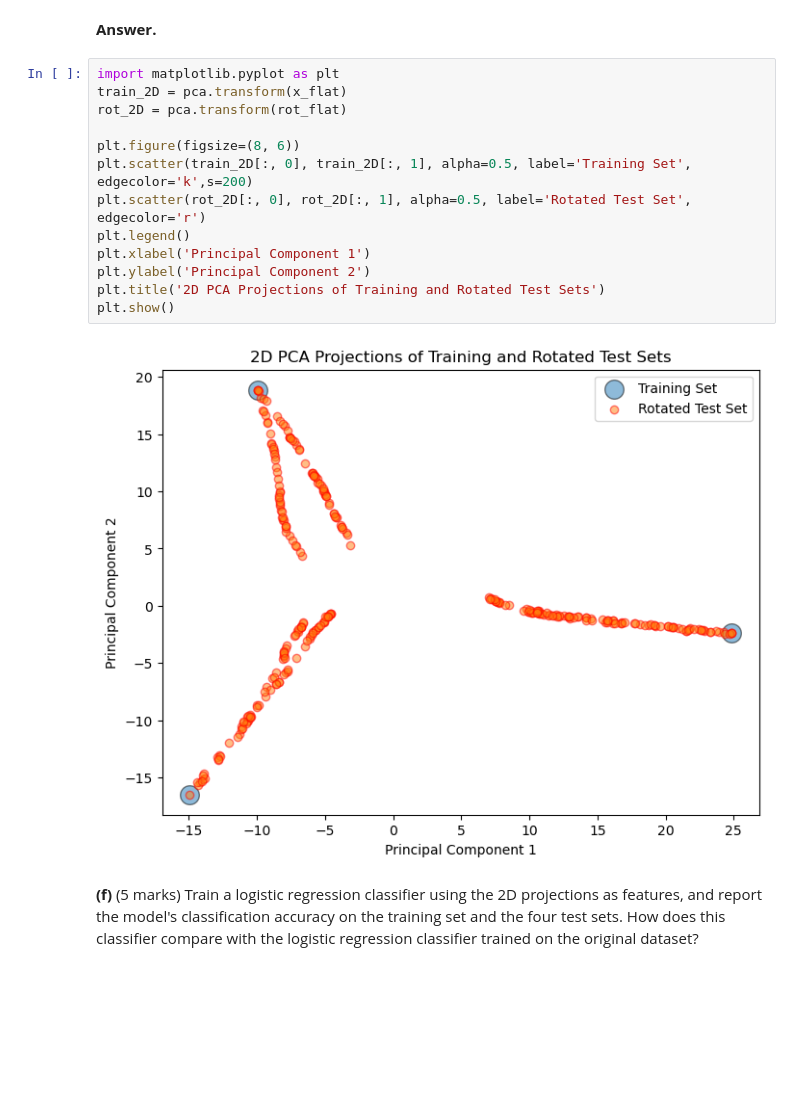
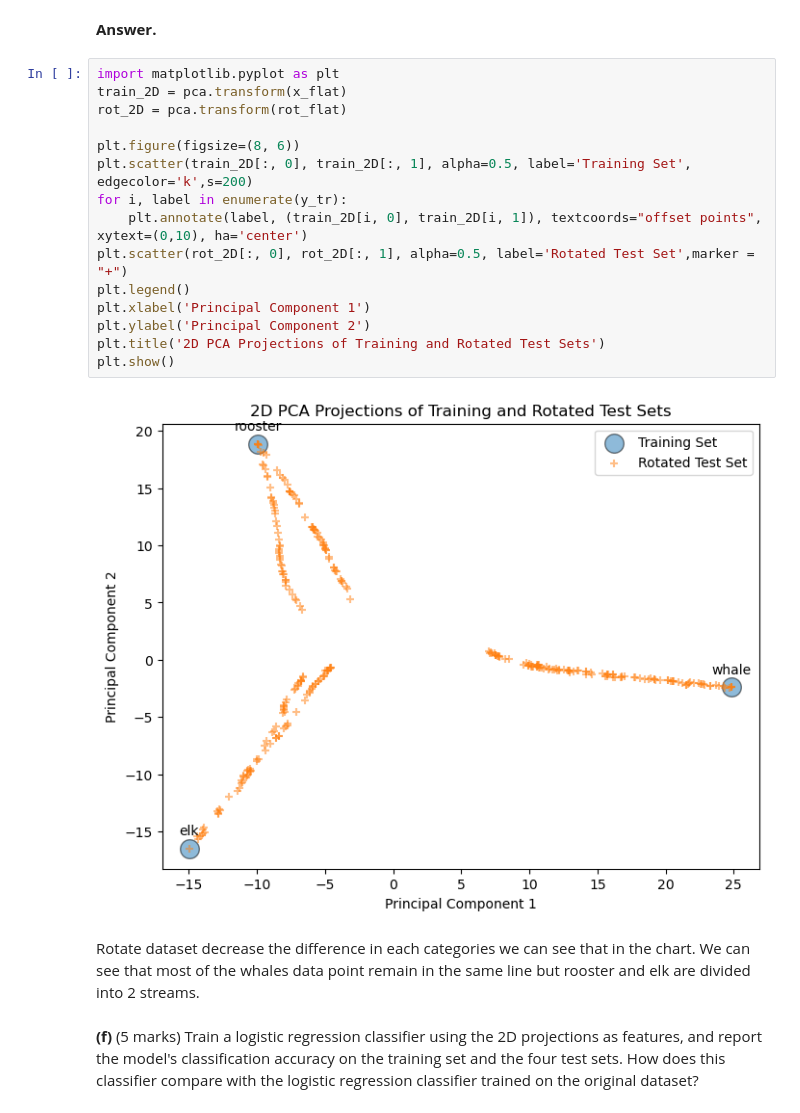
Before and after one commit to AAAZZZR/UQ_DL, a Jupyter notebook: A1.ipynb, the cells around one changed output. Drawn from its saved outputs; the diff is of its cells as text; blank space fills up the shorter version.

```diff
--- a/A1.ipynb
+++ b/A1.ipynb
@@ -360,18 +393,22 @@ plot_gallery(component_images, ['First' , 'Second'])
 # %%
 import matplotlib.pyplot as plt
 train_2D = pca.transform(x_flat)
 rot_2D = pca.transform(rot_flat)
 
 plt.figure(figsize=(8, 6))
 plt.scatter(train_2D[:, 0], train_2D[:, 1], alpha=0.5, label='Training Set', edgecolor='k',s=200)
-plt.scatter(rot_2D[:, 0], rot_2D[:, 1], alpha=0.5, label='Rotated Test Set', edgecolor='r')
+for i, label in enumerate(y_tr):
+    plt.annotate(label, (train_2D[i, 0], train_2D[i, 1]), textcoords="offset points", xytext=(0,10), ha='center')
+plt.scatter(rot_2D[:, 0], rot_2D[:, 1], alpha=0.5, label='Rotated Test Set',marker = "+")
 plt.legend()
 plt.xlabel('Principal Component 1')
 plt.ylabel('Principal Component 2')
 plt.title('2D PCA Projections of Training and Rotated Test Sets')
 plt.show()
 # %% [output]
-[figure, old version]
+[figure, new version]
+# %% [markdown]
+Rotate dataset decrease the difference in each categories we can see that in the chart. We can see that most of the whales data point remain in the same line but rooster and elk are divided into 2 streams.
 # %% [markdown]
 **(f)** (5 marks) Train a logistic regression classifier using the 2D projections as features, and report the model's classification accuracy on the training set and the four test sets. How does this classifier compare with the logistic regression classifier trained on the original dataset?
 # %% [markdown]
```
Also changed, not shown: parts of 27 cells of this notebook.
